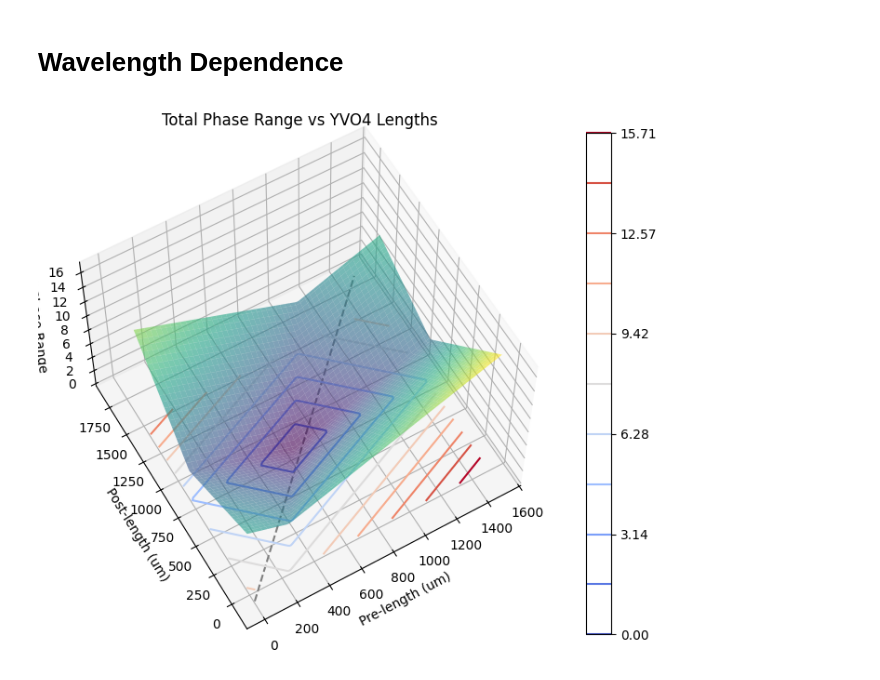
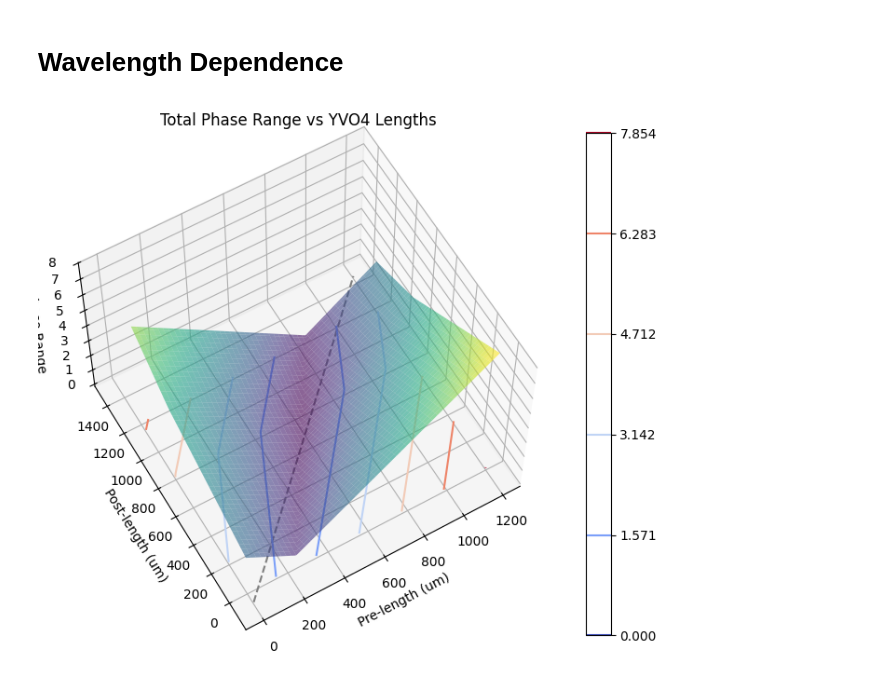
Before and after one commit to josephniblo/walkoff-source, a Jupyter notebook: 6-bbo-absolute-phase.ipynb, the cells around one changed output. Drawn from its saved outputs; the diff is of its cells as text; code cells hidden in the pictures.

```diff
--- a/6-bbo-absolute-phase.ipynb
+++ b/6-bbo-absolute-phase.ipynb
@@ -8,11 +8,11 @@ from scipy.optimize import minimize
 # %%
 # Lengths of the BBO crystals
 
-# Real lengths
+## Real lengths
 L_BBO_PRE = 12.5e3
 L_BBO_POST = 13.3e3
 
-# # Paper lengths
+# ## Paper lengths
 # L_BBO_PRE = 13e3
 # L_BBO_POST = 13.76e3
 
@@ -23,6 +23,17 @@ a = "o"
 aprime = "e"
 b = "e"
 bprime = "o"
+
+# Wavelength dependent range
+min_pump_wavelength = 404.8e-3
+max_pump_wavelength = 405.2e-3
+
+min_signal_wavelength = 780e-3
+max_signal_wavelength = 830e-3
+
+# Purchased lengths of YVO4 crystals
+purchased_length_pre = 690
+purchased_length_post = 800
 # %% [markdown]
 # Sellmeiers
 
@@ -282,8 +293,8 @@ Post-compensating crystal length = 1.2564 * pre-compensating crystal length + -7
 # %% [markdown]
 # Wavelength Dependence
 # %%
-pre_length_range = np.linspace(0, 1.5e3, 200)
-post_length_range = np.linspace(0, 1.5e3, 100)
+pre_length_range = np.linspace(0, 1.2e3, 200)
+post_length_range = np.linspace(0, 1.2e3, 100)
 
 range_data_X, range_data_Y = np.meshgrid(pre_length_range, post_length_range)
 range_data_Z = np.zeros_like(range_data_X)
@@ -291,8 +302,8 @@ range_data_Z = np.zeros_like(range_data_X)
 absolute_phase_data_Z = np.zeros_like(range_data_X)
 
 # Generate data for 3D plot
-pump_wavelengths = np.linspace(0.4052, 0.4056, 10)
-i_wavelengths = np.linspace(0.725, 0.83, 1000)
+pump_wavelengths = np.linspace(min_pump_wavelength, max_pump_wavelength, 10)
+i_wavelengths = np.linspace(min_signal_wavelength, max_signal_wavelength, 1000)
 
 for i, l_yvo_pre in enumerate(pre_length_range):
     for j, l_yvo_post in enumerate(post_length_range):
@@ -318,31 +329,31 @@ for i, l_yvo_pre in enumerate(pre_length_range):
 # Create 3D plot
 fig = plt.figure(figsize=(10, 7))
 ax = fig.add_subplot(111, projection="3d")
 ax.plot_surface(range_data_X, range_data_Y, range_data_Z, cmap="viridis", alpha=0.6)
 ax.set_xlabel("Pre-length (um)")
 ax.set_ylabel("Post-length (um)")
 ax.set_zlabel("Total Phase Range")
 ax.set_title("Total Phase Range vs YVO4 Lengths")
 
 cset = ax.contour(
     range_data_X,
     range_data_Y,
     range_data_Z,
     levels=np.arange(0, range_data_Z.max(), np.pi / 2),
     cmap="coolwarm",
     offset=range_data_Z.min(),
 )
 fig.colorbar(cset)
 
 # Plot the line for zero absolute phase difference
 post_comp_lengths = np.polyval(coefficients, pre_length_range)
 ax.plot(pre_length_range, post_comp_lengths, np.zeros_like(pre_length_range), color="grey", linestyle="--")
 
 ax.view_init(60, 240)
 
 plt.show()
 
 # save the fig
 fig.savefig("phase_difference_optimisation.png")
 # %% [output]
-[figure, old version]
+[figure, new version]
```
Also changed, not shown: parts of 5 cells of this notebook, 2 other files.
